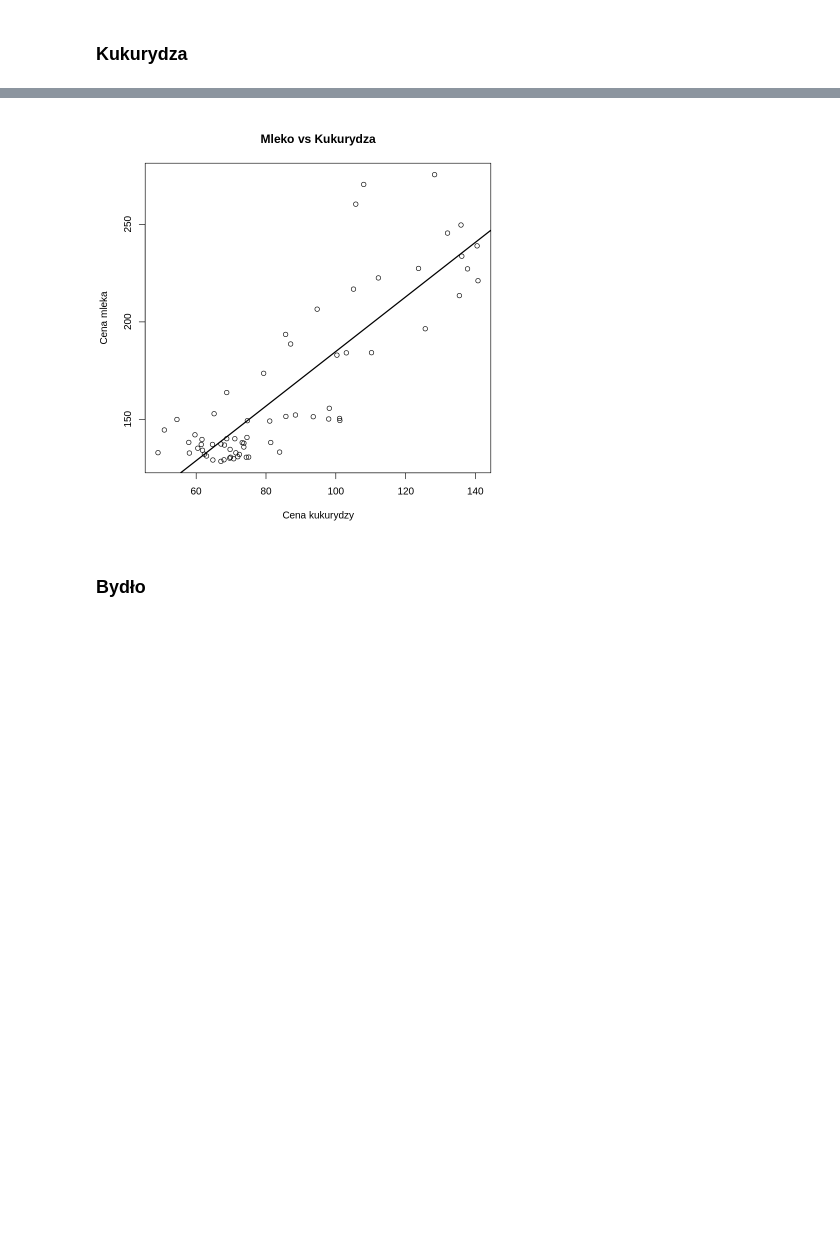
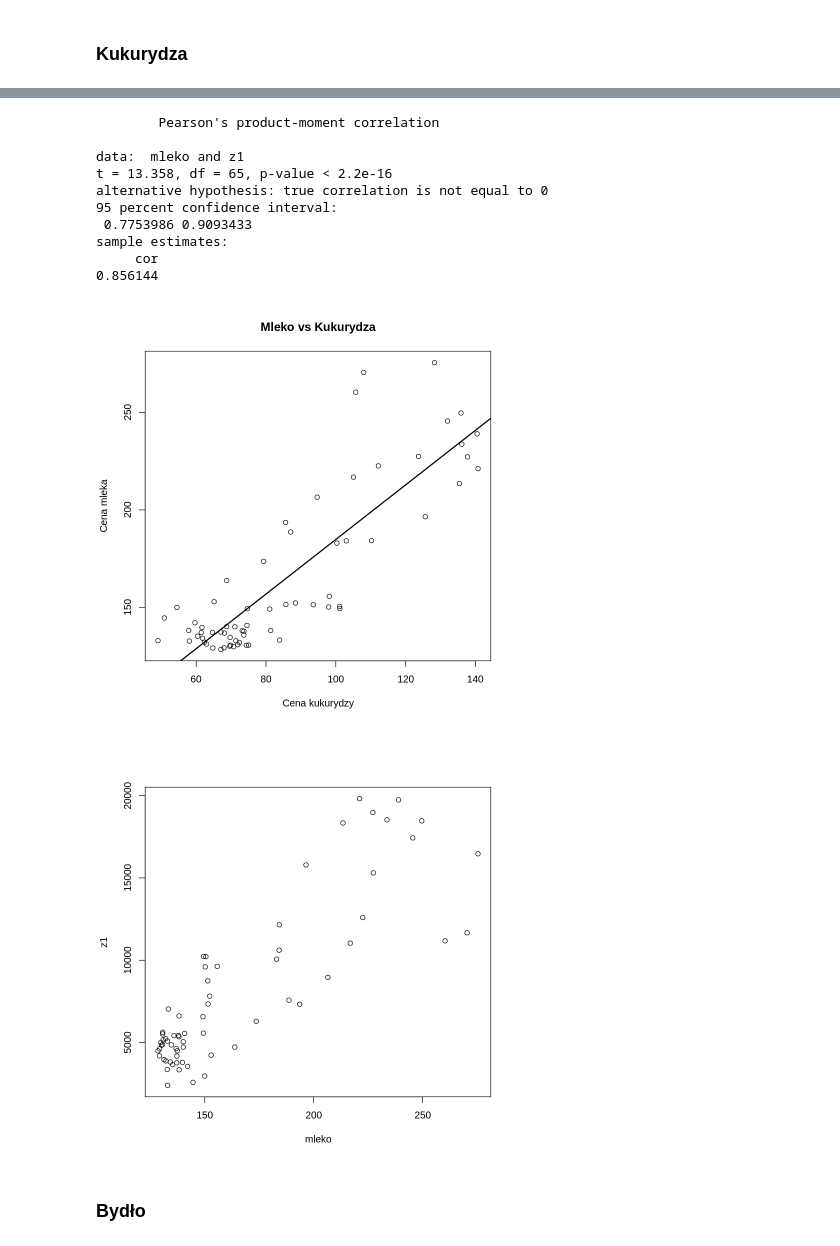
Before and after one commit to plo17/econometric_model, a Jupyter notebook: korelacje.ipynb, the cells around one changed output, grey strips where cells are left out. Cells and saved outputs as stored; diff of their text form; code cells hidden in the pictures; blank space fills up the shorter version.

```diff
--- a/korelacje.ipynb
+++ b/korelacje.ipynb
@@ -146,23 +146,38 @@ sample estimates:
 # %%
 # Mleko vs Kukurydza
 plot(kukurydza, mleko,
      main = "Mleko vs Kukurydza",
      xlab = "Cena kukurydzy", ylab = "Cena mleka")
 abline(lm(mleko ~ kukurydza), col = "black", lwd = 2)
 
 cor.test(mleko, kukurydza)
+
+z1 = kukurydza^2
+cor.test(mleko, z1)
+plot(mleko, z1)
 # %% [output]
         Pearson's product-moment correlation
 
 data:  mleko and kukurydza
 t = 13.15, df = 65, p-value < 2.2e-16
 alternative hypothesis: true correlation is not equal to 0
 95 percent confidence interval:
  0.7700036 0.9069972
 sample estimates:
       cor
 0.8525274
+        Pearson's product-moment correlation
+
+data:  mleko and z1
+t = 13.358, df = 65, p-value < 2.2e-16
+alternative hypothesis: true correlation is not equal to 0
+95 percent confidence interval:
+ 0.7753986 0.9093433
+sample estimates:
+     cor
+0.856144
 [figure]
+[figure, added]
 # %% [markdown]
 ### Bydło
 # %%
```
Also changed, not shown: parts of 1 cell of this notebook.
